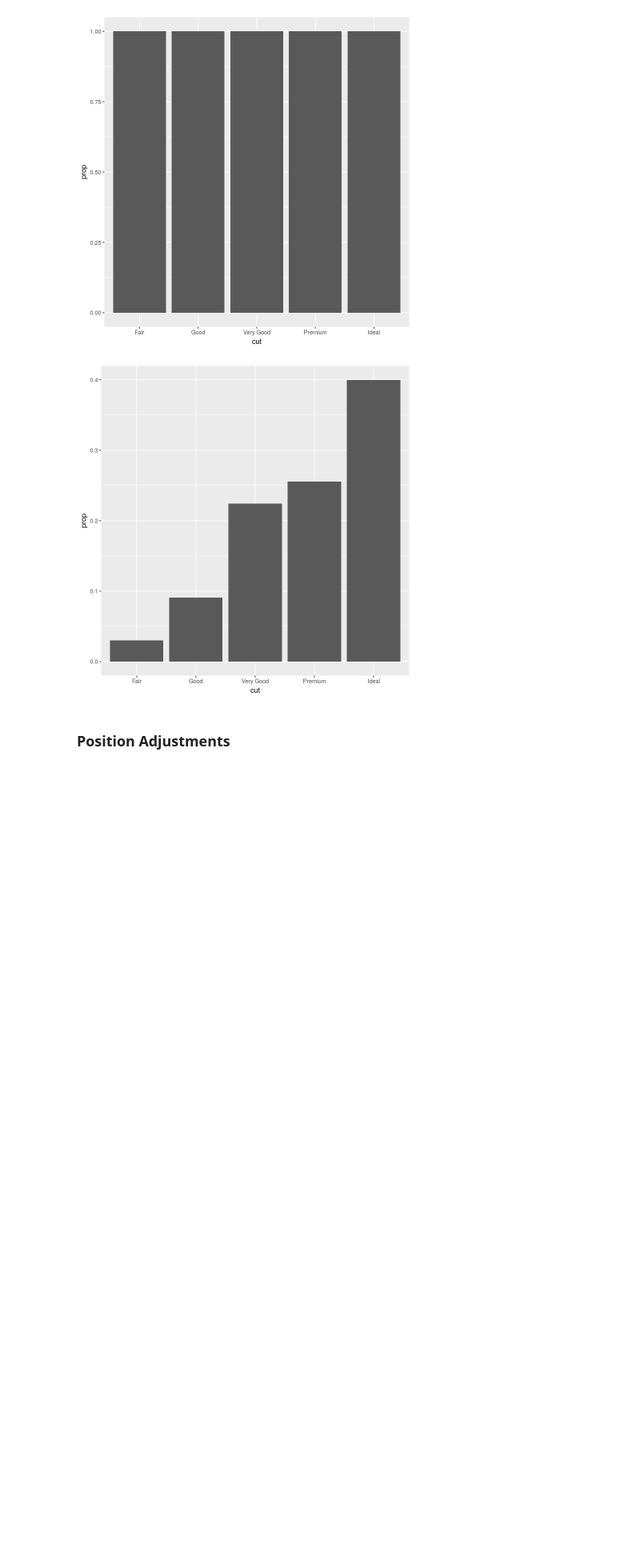
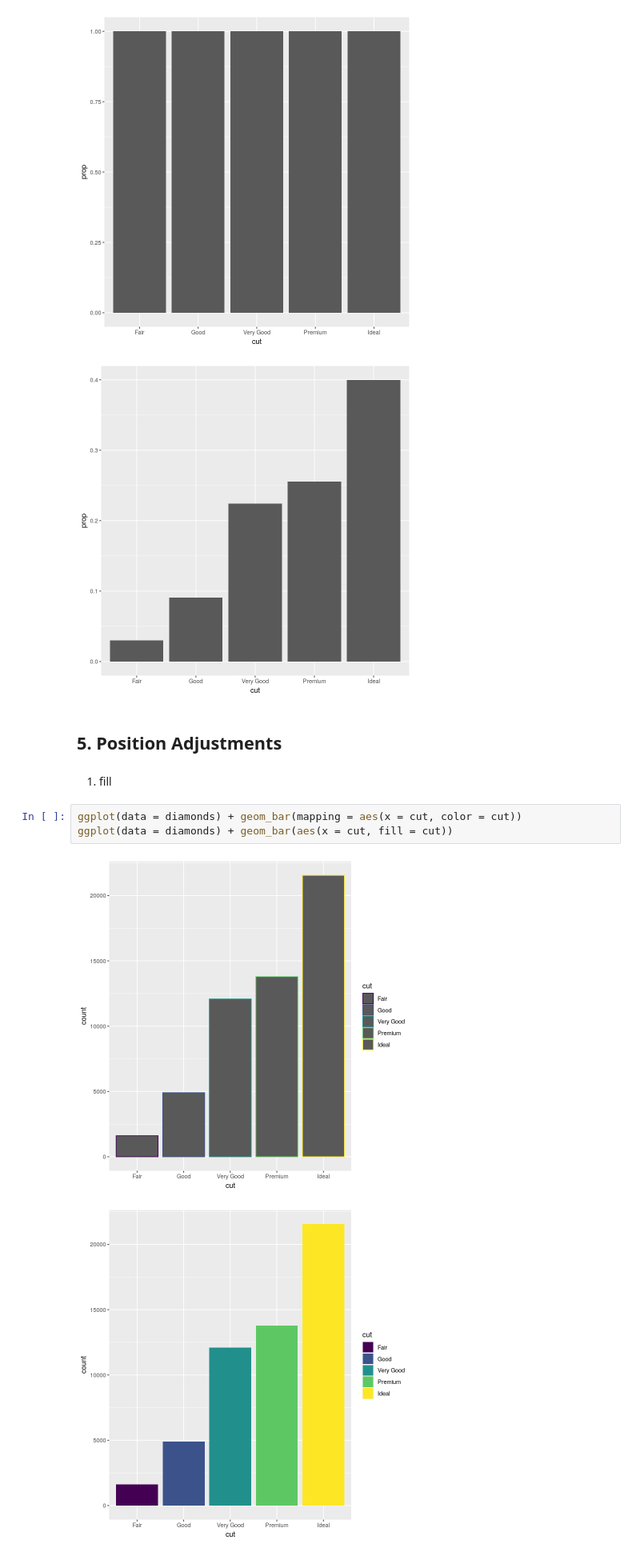
Before and after one commit to YanNianqun/Data-science, a Jupyter notebook: R_for_data_Science.ipynb, the cells around one changed output. Shown at 80% size. Cells and saved outputs as stored; diff of their text form; blank space fills up the shorter version.

```diff
--- a/R_for_data_Science.ipynb
+++ b/R_for_data_Science.ipynb
@@ -375,4 +375,12 @@ Warning message:
 [figure]
 [figure]
 # %% [markdown]
-### Position Adjustments
+## 5. Position Adjustments
+# %% [markdown]
+1. fill
+# %%
+ggplot(data = diamonds) + geom_bar(mapping = aes(x = cut, color = cut))
+ggplot(data = diamonds) + geom_bar(aes(x = cut, fill = cut))
+# %% [output]
+[figure, added]
+[figure, added]
```
Also changed, not shown: parts of 53 cells of this notebook.
